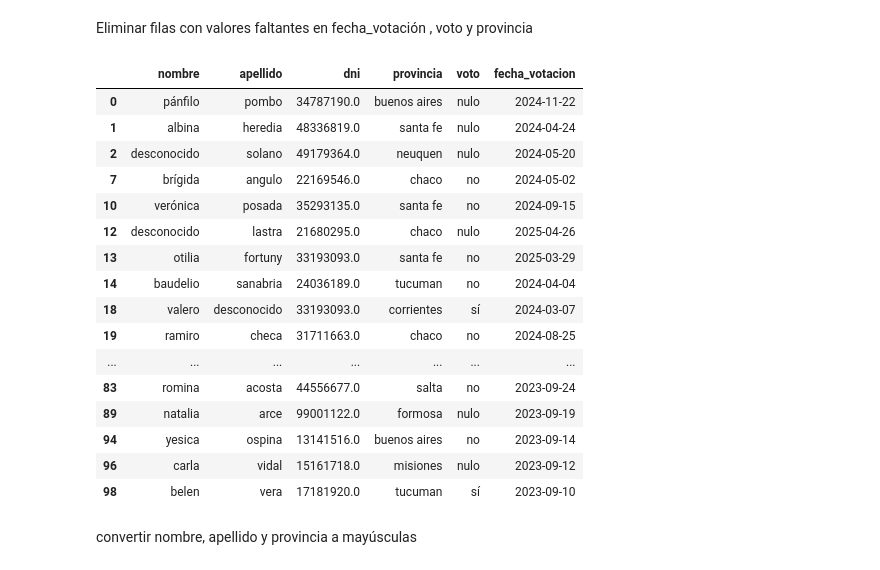
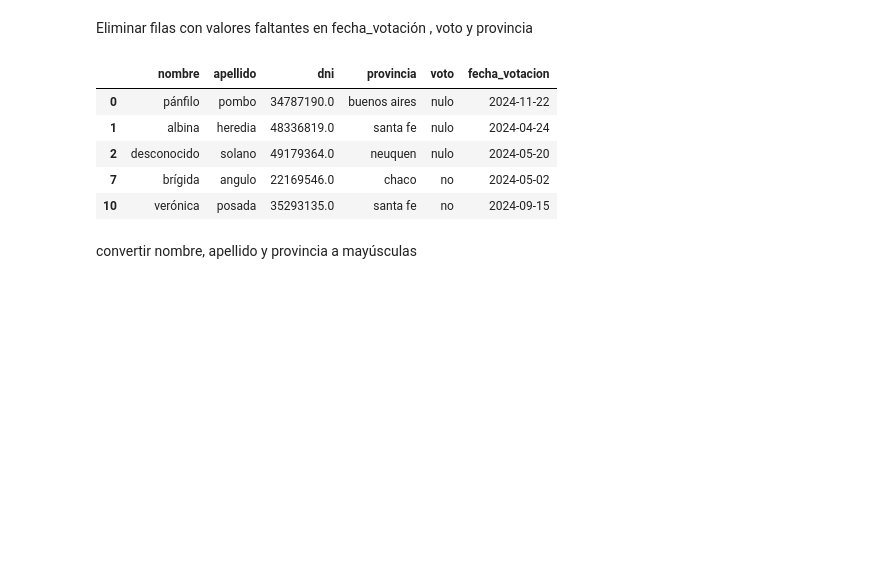
Before and after one commit to avilafelix998/parcial1_tlp3_felix_avila, a Jupyter notebook: main.ipynb, the cells around one changed output. Cells and saved outputs as stored; diff of their text form; code cells hidden in the pictures; blank space fills up the shorter version.

```diff
--- a/main.ipynb
+++ b/main.ipynb
@@ -200,25 +200,14 @@ df.head()
 Eliminar filas con valores faltantes en fecha_votación , voto y provincia
 # %%
 df.dropna(subset=["fecha_votacion","voto","provincia"],inplace=True)
-df.head(50)
+df.head()
 # %% [output]
 |  | nombre | apellido | dni | provincia | voto | fecha_votacion |
 | 0 | pánfilo | pombo | 34787190.0 | buenos aires | nulo | 2024-11-22 |
 | 1 | albina | heredia | 48336819.0 | santa fe | nulo | 2024-04-24 |
 | 2 | desconocido | solano | 49179364.0 | neuquen | nulo | 2024-05-20 |
 | 7 | brígida | angulo | 22169546.0 | chaco | no | 2024-05-02 |
 | 10 | verónica | posada | 35293135.0 | santa fe | no | 2024-09-15 |
-| 12 | desconocido | lastra | 21680295.0 | chaco | nulo | 2025-04-26 |
-| 13 | otilia | fortuny | 33193093.0 | santa fe | no | 2025-03-29 |
-| 14 | baudelio | sanabria | 24036189.0 | tucuman | no | 2024-04-04 |
-| 18 | valero | desconocido | 33193093.0 | corrientes | sí | 2024-03-07 |
-| 19 | ramiro | checa | 31711663.0 | chaco | no | 2024-08-25 |
-| ... | ... | ... | ... | ... | ... | ... |
-| 83 | romina | acosta | 44556677.0 | salta | no | 2023-09-24 |
-| 89 | natalia | arce | 99001122.0 | formosa | nulo | 2023-09-19 |
-| 94 | yesica | ospina | 13141516.0 | buenos aires | no | 2023-09-14 |
-| 96 | carla | vidal | 15161718.0 | misiones | nulo | 2023-09-12 |
-| 98 | belen | vera | 17181920.0 | tucuman | sí | 2023-09-10 |
 # %% [markdown]
 convertir nombre, apellido y provincia a mayúsculas
 # %%
```
Also changed, not shown: parts of 5 cells of this notebook.
